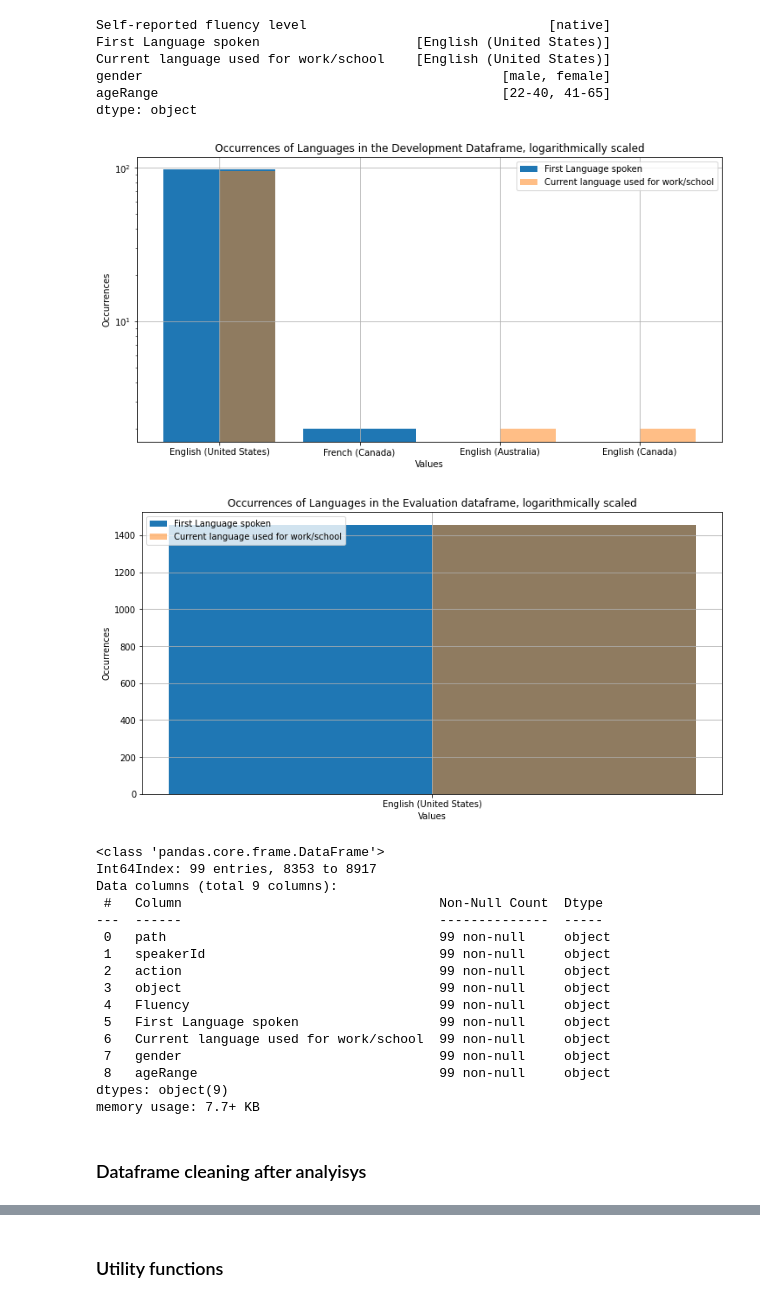
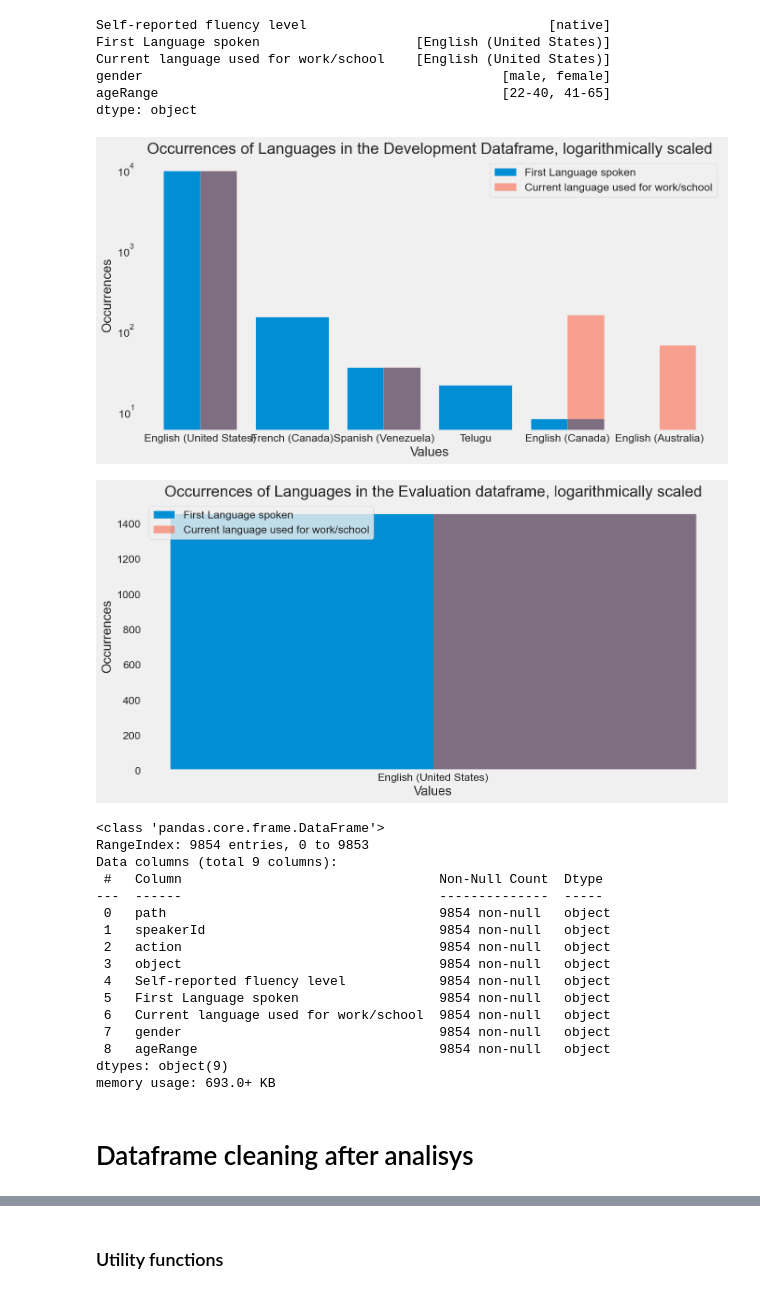
Before and after one commit to omblivion/DataScienceLab, a Jupyter notebook: Part 2- Audio Classification Data Preprocessing And Model Creation.ipynb, the cells around one changed output, grey strips where cells are left out. Saved outputs shown, nothing was run; the diff lists cells and outputs as text; code cells hidden in the pictures.

```diff
--- a/Part 2- Audio Classification Data Preprocessing And Model Creation.ipynb
+++ b/Part 2- Audio Classification Data Preprocessing And Model Creation.ipynb
@@ -15,5 +15,14 @@ from keras import Sequential
 from keras.callbacks import ModelCheckpoint
 from datetime import datetime
 from sklearn.preprocessing import OneHotEncoder
+from sklearn.metrics import confusion_matrix, classification_report, roc_curve, roc_auc_score
+import seaborn as sns
+import IPython.display as ipd
+
+# plotting utilities
+plt.rcParams["figure.titleweight"] = 'bold'
+plt.rcParams["figure.titlesize"] = 'large'
+plt.rcParams['figure.dpi'] = 120
+plt.style.use('fivethirtyeight')
 
 LABEL_ENCODER = LabelEncoder()
@@ -162,27 +324,28 @@ gender                                              [male, female]
 ageRange                                            [22-40, 41-65]
 dtype: object
 # %%
+dev_df = metadata.copy()
 col1_counts = dev_df['First Language spoken'].value_counts()
 
 # Count the occurrences of each value in the second column
 col2_counts = dev_df['Current language used for work/school'].value_counts()
 
 # Create the bar chart
 fig, ax = plt.subplots(figsize=(12, 6))
 ax.bar(col1_counts.index, col1_counts.values, label='First Language spoken')
 ax.bar(col2_counts.index, col2_counts.values, label='Current language used for work/school', width=0.4, align='edge',
        alpha=0.5)
 
 # Add a legend and display the chart
 ax.legend()
 ax.set_yscale('log')  # this line add the y-axis scaling to logarithmic
 plt.xlabel("Values")
 plt.grid()
 plt.ylabel("Occurrences")
 plt.title("Occurrences of Languages in the Development Dataframe, logarithmically scaled")
 plt.show()
 # %% [output]
-[figure, old version]
+[figure, new version]
 # %%
 col1_counts = eval_df['First Language spoken'].value_counts()
 
@@ -203,26 +366,26 @@ plt.ylabel("Occurrences")
 plt.title("Occurrences of Languages in the Evaluation dataframe, logarithmically scaled")
 plt.show()
 # %% [output]
-[figure, old version]
+[figure, new version]
 # %%
 dev_df.info()
 # %% [output]
 <class 'pandas.core.frame.DataFrame'>
-Int64Index: 99 entries, 8353 to 8917
+RangeIndex: 9854 entries, 0 to 9853
 Data columns (total 9 columns):
  #   Column                                 Non-Null Count  Dtype
 ---  ------                                 --------------  -----
- 0   path                                   99 non-null     object
- 1   speakerId                              99 non-null     object
- 2   action                                 99 non-null     object
- 3   object                                 99 non-null     object
- 4   Fluency                                99 non-null     object
- 5   First Language spoken                  99 non-null     object
- 6   Current language used for work/school  99 non-null     object
- 7   gender                                 99 non-null     object
- 8   ageRange                               99 non-null     object
+ 0   path                                   9854 non-null   object
+ 1   speakerId                              9854 non-null   object
+ 2   action                                 9854 non-null   object
+ 3   object                                 9854 non-null   object
+ 4   Self-reported fluency level            9854 non-null   object
+ 5   First Language spoken                  9854 non-null   object
+ 6   Current language used for work/school  9854 non-null   object
+ 7   gender                                 9854 non-null   object
+ 8   ageRange                               9854 non-null   object
 dtypes: object(9)
-memory usage: 7.7+ KB
+memory usage: 693.0+ KB
 # %% [markdown]
-### Dataframe cleaning after analyisys
+# Dataframe cleaning after analisys
 # %%
```
Also changed, not shown: parts of 95 cells of this notebook.
